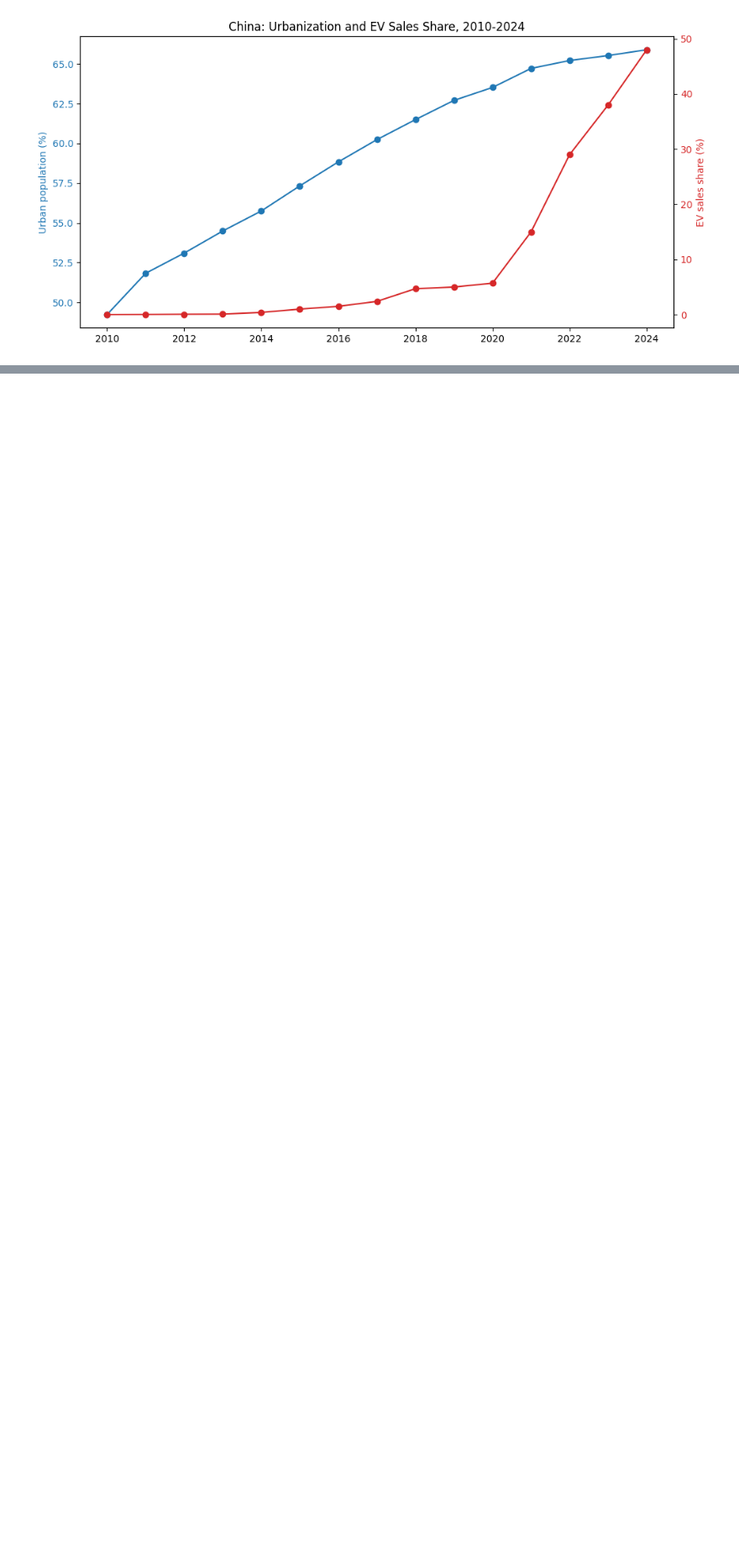
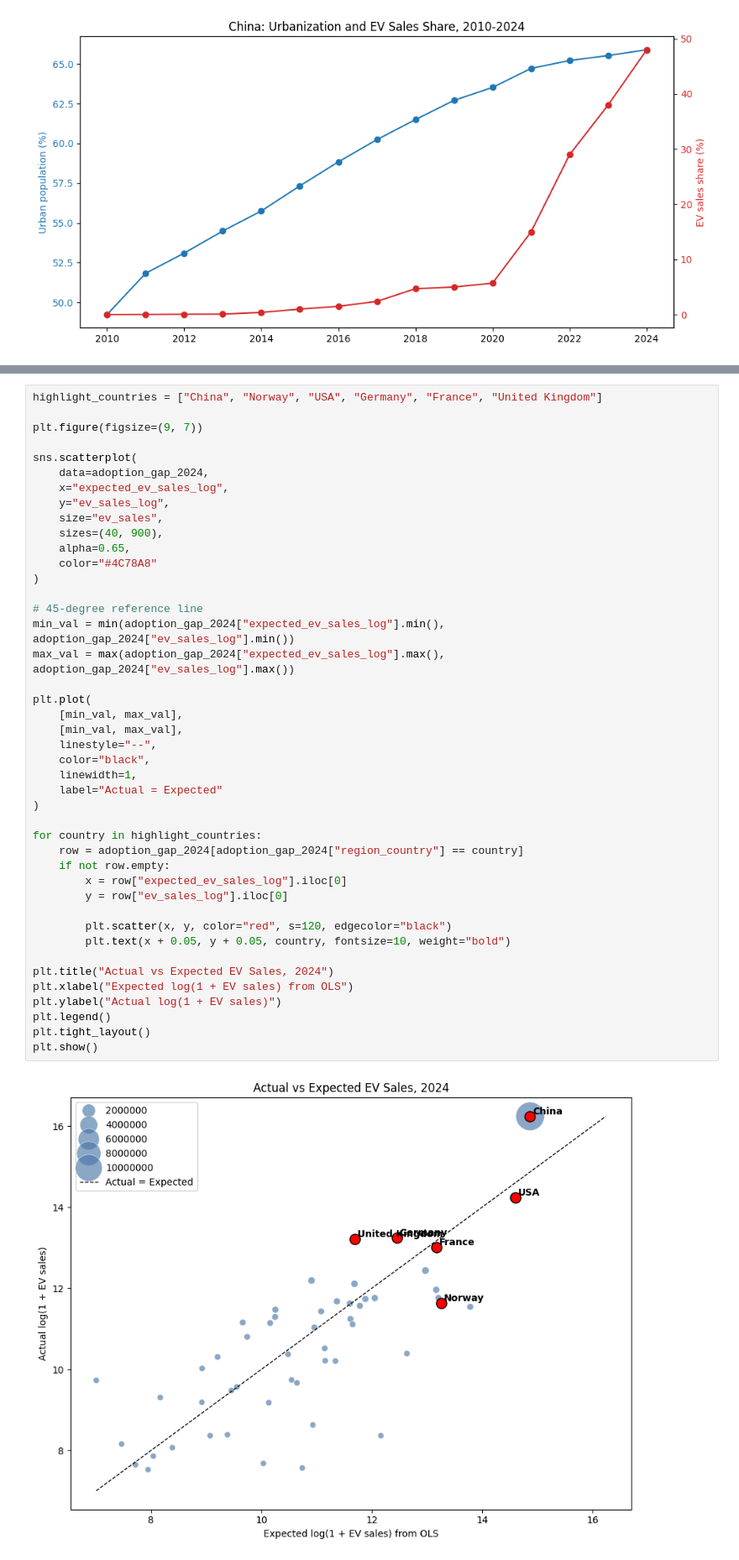
Before and after one commit to mei-glow/data-visualization-shiny, a Jupyter notebook: Causality test.ipynb, the cells around one changed output, grey strips where cells are left out. Shown at 84% size. Saved outputs shown, nothing was run; the diff lists cells and outputs as text; blank space fills up the shorter version.

```diff
--- a/Causality test.ipynb
+++ b/Causality test.ipynb
@@ -652,0 +761,45 @@ Exported:
+# %%
+highlight_countries = ["China", "Norway", "USA", "Germany", "France", "United Kingdom"]
+
+plt.figure(figsize=(9, 7))
+
+sns.scatterplot(
+    data=adoption_gap_2024,
+    x="expected_ev_sales_log",
+    y="ev_sales_log",
+    size="ev_sales",
+    sizes=(40, 900),
+    alpha=0.65,
+    color="#4C78A8"
+)
+
+# 45-degree reference line
+min_val = min(adoption_gap_2024["expected_ev_sales_log"].min(), adoption_gap_2024["ev_sales_log"].min())
+max_val = max(adoption_gap_2024["expected_ev_sales_log"].max(), adoption_gap_2024["ev_sales_log"].max())
+
+plt.plot(
+    [min_val, max_val],
+    [min_val, max_val],
+    linestyle="--",
+    color="black",
+    linewidth=1,
+    label="Actual = Expected"
+)
+
+for country in highlight_countries:
+    row = adoption_gap_2024[adoption_gap_2024["region_country"] == country]
+    if not row.empty:
+        x = row["expected_ev_sales_log"].iloc[0]
+        y = row["ev_sales_log"].iloc[0]
+
+        plt.scatter(x, y, color="red", s=120, edgecolor="black")
+        plt.text(x + 0.05, y + 0.05, country, fontsize=10, weight="bold")
+
+plt.title("Actual vs Expected EV Sales, 2024")
+plt.xlabel("Expected log(1 + EV sales) from OLS")
+plt.ylabel("Actual log(1 + EV sales)")
+plt.legend()
+plt.tight_layout()
+plt.show()
+# %% [output]
+[figure, added]
```
Also changed, not shown: parts of 27 cells of this notebook.
